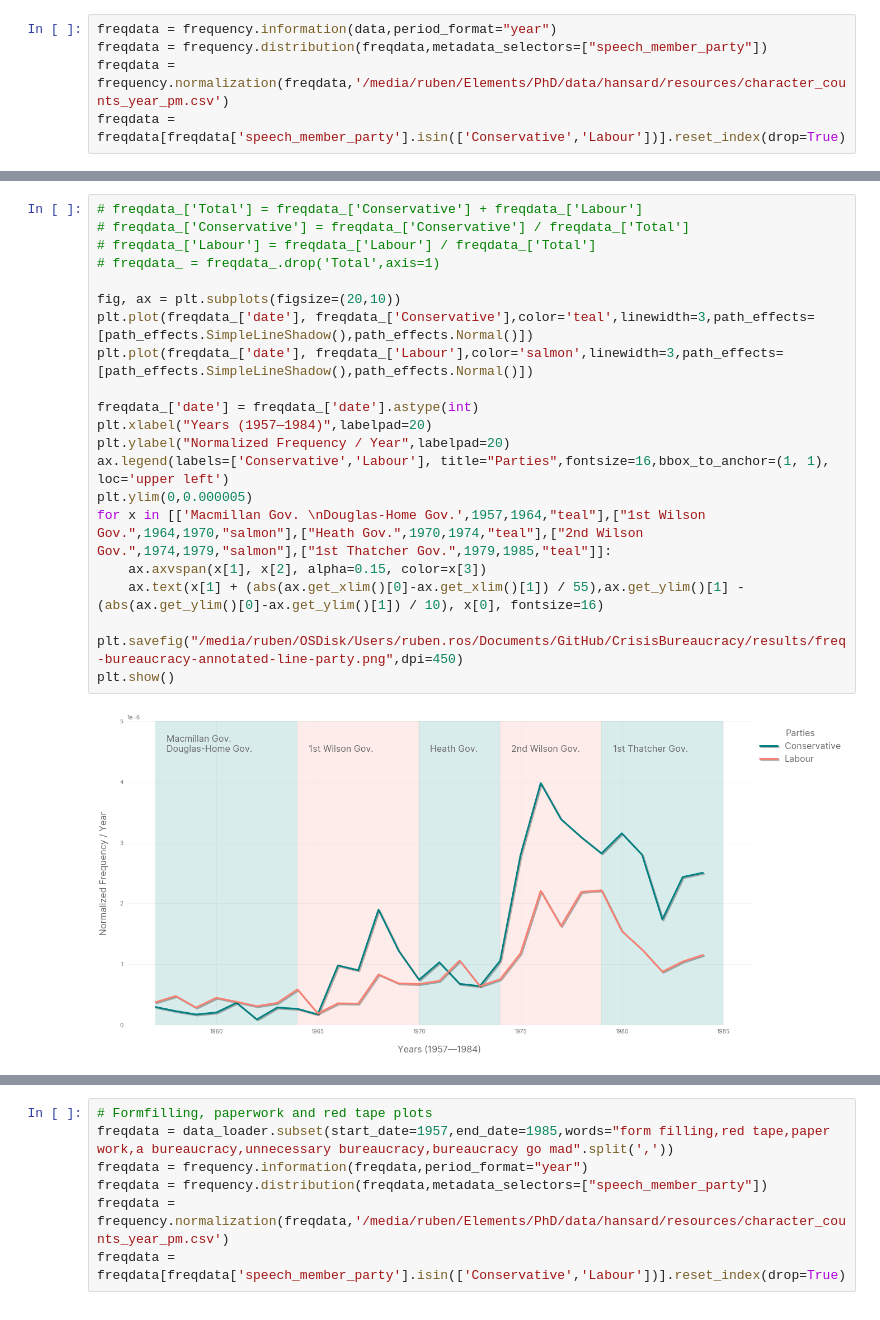
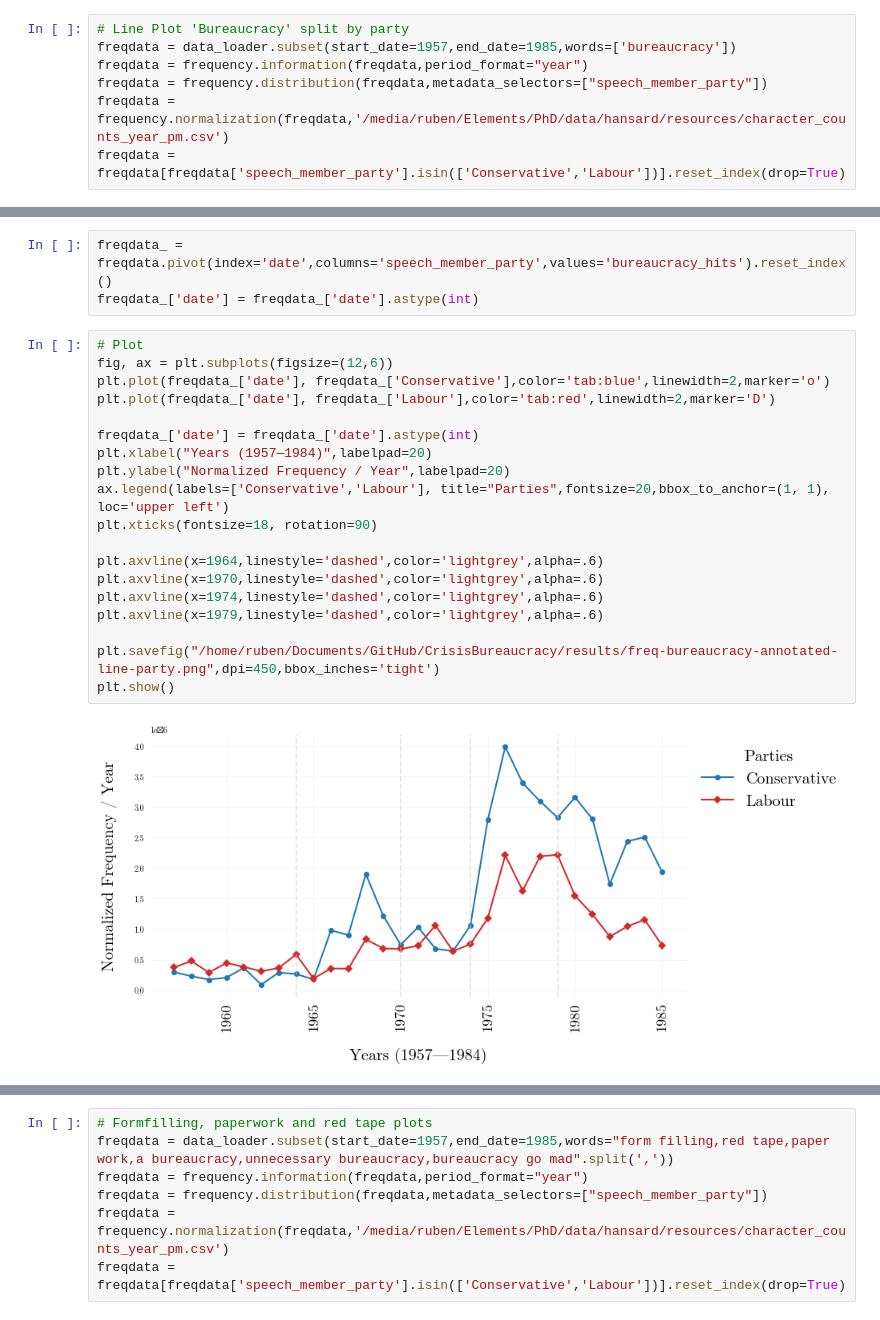
Before and after one commit to rubenros1795/CrisisBureaucracy, a Jupyter notebook: code/inspect-freq.ipynb, the cells around one changed output, grey strips where cells are left out. Drawn from its saved outputs; the diff is of its cells as text.

```diff
--- a/code/inspect-freq.ipynb
+++ b/code/inspect-freq.ipynb
@@ -14,7 +15,9 @@ import matplotlib.patheffects as path_effects
 
 plotting.style(var_length=20)
 # %%
-freqdata = frequency.information(data,period_format="year")
+# Line Plot 'Bureaucracy' split by party
+freqdata = data_loader.subset(start_date=1957,end_date=1985,words=['bureaucracy'])
+freqdata = frequency.information(freqdata,period_format="year")
 freqdata = frequency.distribution(freqdata,metadata_selectors=["speech_member_party"])
 freqdata = frequency.normalization(freqdata,'/media/ruben/Elements/PhD/data/hansard/resources/character_counts_year_pm.csv')
 freqdata = freqdata[freqdata['speech_member_party'].isin(['Conservative','Labour'])].reset_index(drop=True)
@@ -35,26 +24,27 @@ plt.show()
+# %%
+freqdata_ = freqdata.pivot(index='date',columns='speech_member_party',values='bureaucracy_hits').reset_index()
+freqdata_['date'] = freqdata_['date'].astype(int)
 # %%
-# freqdata_['Total'] = freqdata_['Conservative'] + freqdata_['Labour']
-# freqdata_['Conservative'] = freqdata_['Conservative'] / freqdata_['Total']
-# freqdata_['Labour'] = freqdata_['Labour'] / freqdata_['Total']
-# freqdata_ = freqdata_.drop('Total',axis=1)
-
-fig, ax = plt.subplots(figsize=(20,10))
-plt.plot(freqdata_['date'], freqdata_['Conservative'],color='teal',linewidth=3,path_effects=[path_effects.SimpleLineShadow(),path_effects.Normal()])
-plt.plot(freqdata_['date'], freqdata_['Labour'],color='salmon',linewidth=3,path_effects=[path_effects.SimpleLineShadow(),path_effects.Normal()])
+# Plot
+fig, ax = plt.subplots(figsize=(12,6))
+plt.plot(freqdata_['date'], freqdata_['Conservative'],color='tab:blue',linewidth=2,marker='o')
+plt.plot(freqdata_['date'], freqdata_['Labour'],color='tab:red',linewidth=2,marker='D')
 
 freqdata_['date'] = freqdata_['date'].astype(int)
 plt.xlabel("Years (1957—1984)",labelpad=20)
 plt.ylabel("Normalized Frequency / Year",labelpad=20)
-ax.legend(labels=['Conservative','Labour'], title="Parties",fontsize=16,bbox_to_anchor=(1, 1), loc='upper left')
-plt.ylim(0,0.000005)
-for x in [['Macmillan Gov. \nDouglas-Home Gov.',1957,1964,"teal"],["1st Wilson Gov.",1964,1970,"salmon"],["Heath Gov.",1970,1974,"teal"],["2nd Wilson Gov.",1974,1979,"salmon"],["1st Thatcher Gov.",1979,1985,"teal"]]:
-    ax.axvspan(x[1], x[2], alpha=0.15, color=x[3])
-    ax.text(x[1] + (abs(ax.get_xlim()[0]-ax.get_xlim()[1]) / 55),ax.get_ylim()[1] - (abs(ax.get_ylim()[0]-ax.get_ylim()[1]) / 10), x[0], fontsize=16)
+ax.legend(labels=['Conservative','Labour'], title="Parties",fontsize=20,bbox_to_anchor=(1, 1), loc='upper left')
+plt.xticks(fontsize=18, rotation=90)
 
-plt.savefig("/media/ruben/OSDisk/Users/ruben.ros/Documents/GitHub/CrisisBureaucracy/results/freq-bureaucracy-annotated-line-party.png",dpi=450)
+plt.axvline(x=1964,linestyle='dashed',color='lightgrey',alpha=.6)
+plt.axvline(x=1970,linestyle='dashed',color='lightgrey',alpha=.6)
+plt.axvline(x=1974,linestyle='dashed',color='lightgrey',alpha=.6)
+plt.axvline(x=1979,linestyle='dashed',color='lightgrey',alpha=.6)
+
+plt.savefig("/home/ruben/Documents/GitHub/CrisisBureaucracy/results/freq-bureaucracy-annotated-line-party.png",dpi=450,bbox_inches='tight')
 plt.show()
 # %% [output]
-[figure, old version]
+[figure, new version]
 # %%
 # Absolute Frequency 'Quango' compared / party
 d = pd.DataFrame()
```
Also changed, not shown: parts of 13 cells of this notebook, 38 other files.
